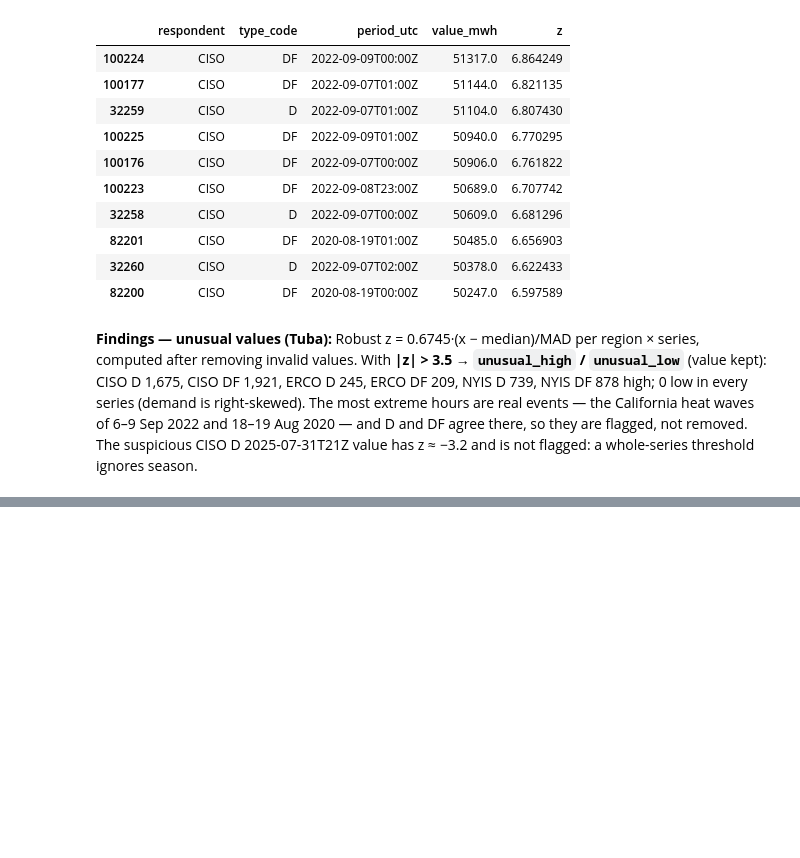
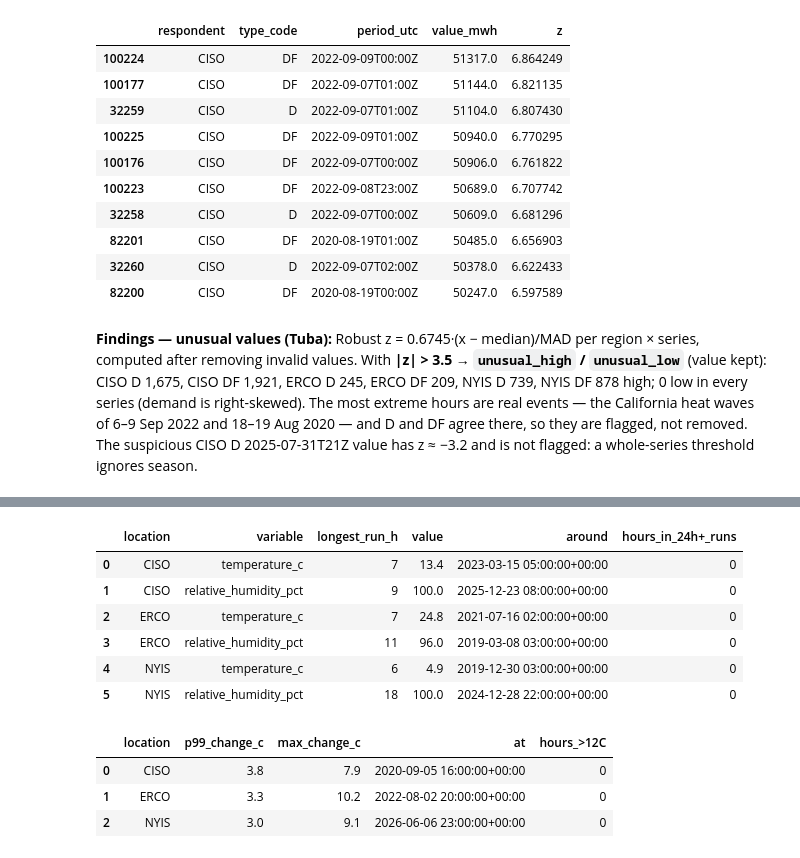
Before and after one commit to se-230717018/electricity-demand-weather-pipeline, a Jupyter notebook: notebooks/m3_profile.ipynb, the cells around one changed output, grey strips where cells are left out. Drawn from its saved outputs; the diff is of its cells as text; code cells hidden in the pictures; blank space fills up the shorter version.

```diff
--- a/notebooks/m3_profile.ipynb
+++ b/notebooks/m3_profile.ipynb
@@ -353,0 +395,13 @@ En yüksek |z| değerine sahip 10 saat:
+# %%
+for var in WVARS:
+    print(f"=== {var} ===")
+    for code, g in wdf.groupby("location_code"):
+        lo, hi = g.loc[g[var].idxmin()], g.loc[g[var].idxmax()]
+        print(f"{code}: min {lo[var]} at {lo['observed_at']} | max {hi[var]} at {hi['observed_at']}")
+    print()
+
+print("Out-of-range count:", {
+    "temperature_c (-60..60)": int(((wdf["temperature_c"] < -60) | (wdf["temperature_c"] > 60)).sum()),
+    "relative_humidity_pct (0..100)": int(((wdf["relative_humidity_pct"] < 0) | (wdf["relative_humidity_pct"] > 100)).sum()),
+    "precipitation_mm (>= 0)": int((wdf["precipitation_mm"] < 0).sum()),
+})
@@ -353,0 +425,32 @@ En yüksek |z| değerine sahip 10 saat:
+# %%
+def w_run_lengths(s):
+    groups = (s != s.shift()).cumsum()
+    return s.groupby(groups).transform("size")
+
+stuck, spikes = [], []
+for code, g in wdf.groupby("location_code"):
+    for var in ["temperature_c", "relative_humidity_pct"]:
+        runs = w_run_lengths(g[var])
+        i = runs.idxmax()
+        stuck.append({"location": code, "variable": var, "longest_run_h": int(runs.max()),
+                      "value": g.loc[i, var], "around": g.loc[i, "observed_at"],
+                      "hours_in_24h+_runs": int((runs >= 24).sum())})
+    diff = g["temperature_c"].diff().abs()
+    j = diff.idxmax()
+    spikes.append({"location": code, "p99_change_c": round(diff.quantile(0.99), 1),
+                   "max_change_c": diff.max(), "at": g.loc[j, "observed_at"],
+                   "hours_>12C": int((diff > 12).sum())})
+display(pd.DataFrame(stuck))
+display(pd.DataFrame(spikes))
+# %% [output]
+|  | location | variable | longest_run_h | value | around | hours_in_24h+_runs |
+| 0 | CISO | temperature_c | 7 | 13.4 | 2023-03-15 05:00:00+00:00 | 0 |
+| 1 | CISO | relative_humidity_pct | 9 | 100.0 | 2025-12-23 08:00:00+00:00 | 0 |
+| 2 | ERCO | temperature_c | 7 | 24.8 | 2021-07-16 02:00:00+00:00 | 0 |
+| 3 | ERCO | relative_humidity_pct | 11 | 96.0 | 2019-03-08 03:00:00+00:00 | 0 |
+| 4 | NYIS | temperature_c | 6 | 4.9 | 2019-12-30 03:00:00+00:00 | 0 |
+| 5 | NYIS | relative_humidity_pct | 18 | 100.0 | 2024-12-28 22:00:00+00:00 | 0 |
+|  | location | p99_change_c | max_change_c | at | hours_>12C |
+| 0 | CISO | 3.8 | 7.9 | 2020-09-05 16:00:00+00:00 | 0 |
+| 1 | ERCO | 3.3 | 10.2 | 2022-08-02 20:00:00+00:00 | 0 |
+| 2 | NYIS | 3.0 | 9.1 | 2026-06-06 23:00:00+00:00 | 0 |
```
Also changed, not shown: parts of 5 cells of this notebook.
